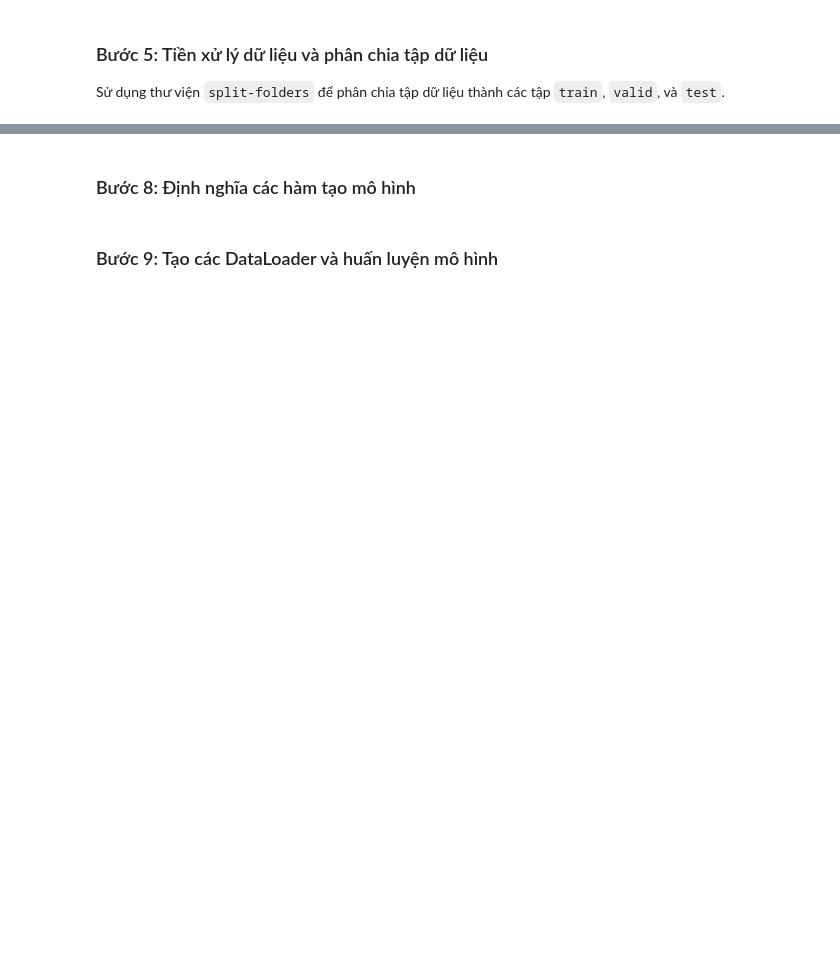
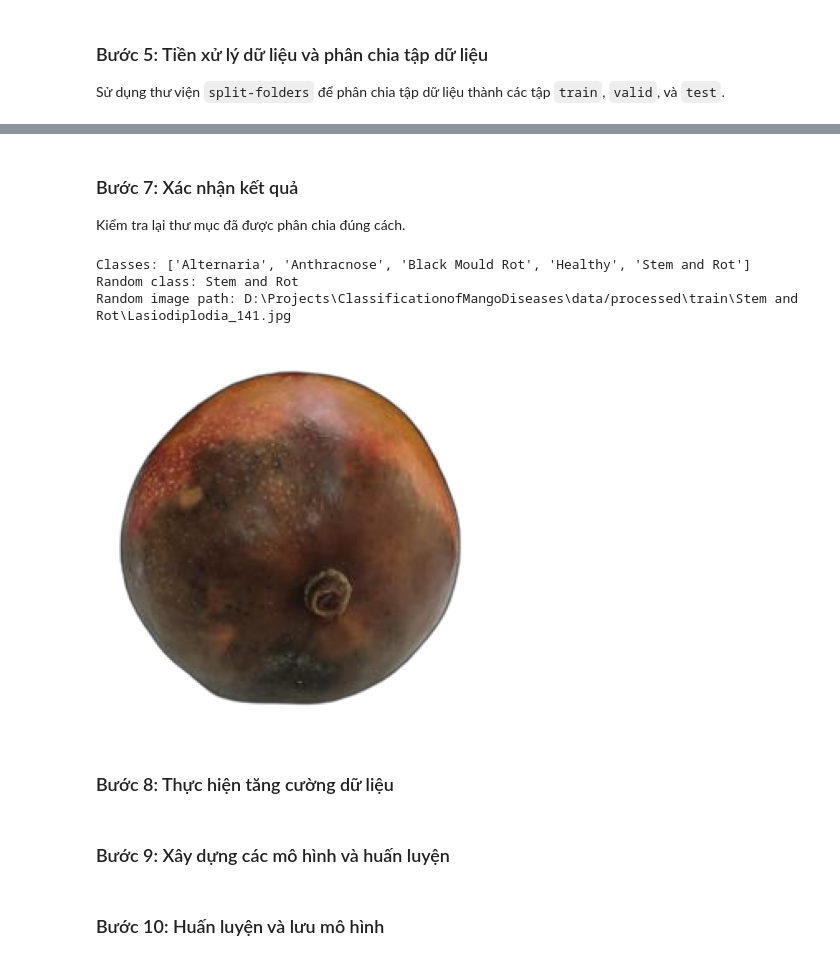
Before and after one commit to saitamacoder196/ClassificationofMangoDiseases, a Jupyter notebook: notebooks/mynotebooks/model_training.ipynb, the cells around one changed output, grey strips where cells are left out. Drawn from its saved outputs; the diff is of its cells as text; code cells hidden in the pictures; blank space fills up the shorter version.

```diff
--- a/notebooks/mynotebooks/model_training.ipynb
+++ b/notebooks/mynotebooks/model_training.ipynb
@@ -117,0 +114,34 @@ for root, dirs, files in os.walk(output_dir):
+# %% [markdown]
+### Bước 7: Xác nhận kết quả
+
+Kiểm tra lại thư mục đã được phân chia đúng cách.
+# %%
+import matplotlib.pyplot as plt
+import random
+from PIL import Image
+
+# Hiển thị một số hình ảnh từ tập train
+train_dir = os.path.join(output_dir, 'train')
+class_names = os.listdir(train_dir)
+print(f'Classes: {class_names}')
+
+# Chọn ngẫu nhiên một lớp
+random_class = random.choice(class_names)
+print(f'Random class: {random_class}')
+
+# Chọn ngẫu nhiên một hình ảnh từ lớp đó
+random_image_path = os.path.join(train_dir, random_class, random.choice(os.listdir(os.path.join(train_dir, random_class))))
+print(f'Random image path: {random_image_path}')
+
+# Hiển thị hình ảnh
+image = Image.open(random_image_path)
+plt.imshow(image)
+plt.axis('off')
+plt.show()
+# %% [output]
+Classes: ['Alternaria', 'Anthracnose', 'Black Mould Rot', 'Healthy', 'Stem and Rot']
+Random class: Stem and Rot
+Random image path: D:\Projects\ClassificationofMangoDiseases\data/processed\train\Stem and Rot\Lasiodiplodia_141.jpg
+[figure, added]
+# %% [markdown]
+### Bước 8: Thực hiện tăng cường dữ liệu
@@ -118,3 +203,3 @@ for root, dirs, files in os.walk(output_dir):
 # %% [markdown]
-### Bước 8: Định nghĩa các hàm tạo mô hình
+### Bước 9: Xây dựng các mô hình và huấn luyện
 # %%
@@ -224,2 +327,2 @@ def create_transfer_learning_model(input_shape, num_classes):
 # %% [markdown]
-### Bước 9: Tạo các DataLoader và huấn luyện mô hình
+### Bước 10: Huấn luyện và lưu mô hình
```
Also changed, not shown: parts of 11 cells of this notebook, 4 other files.
